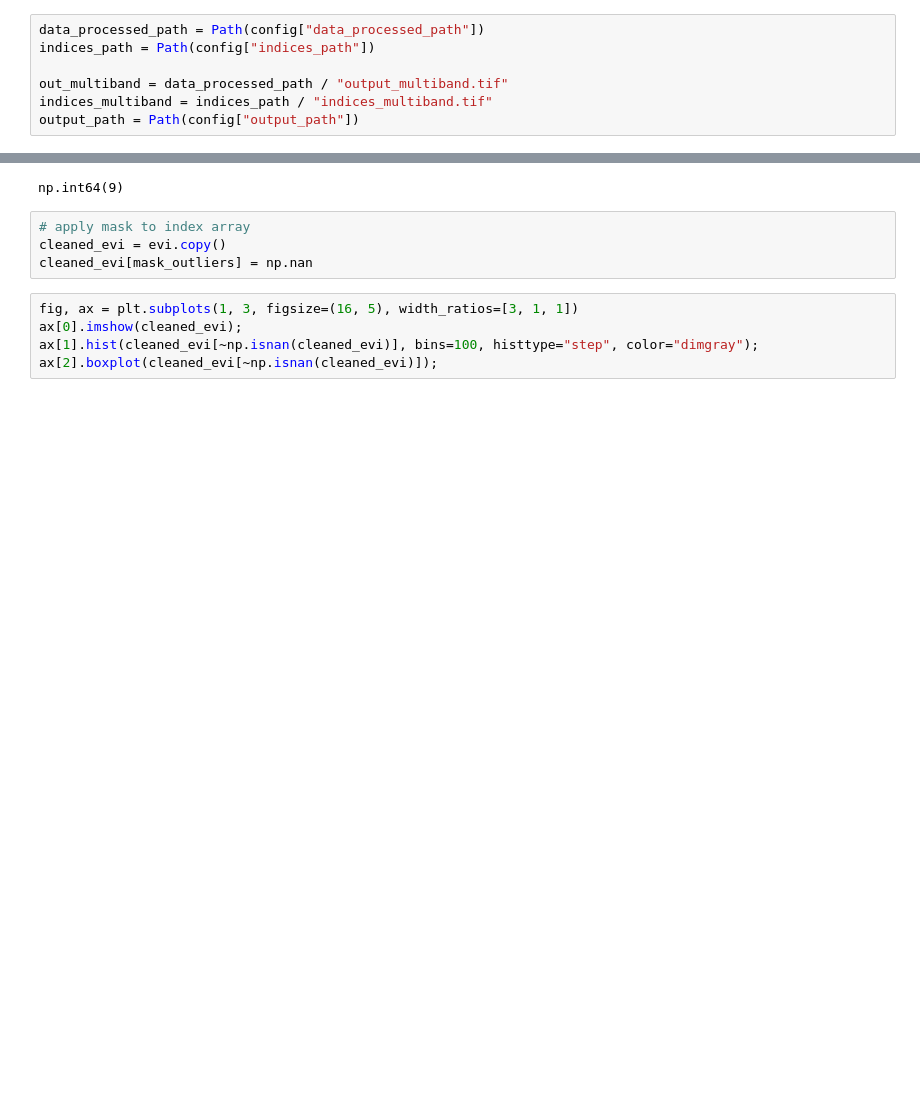
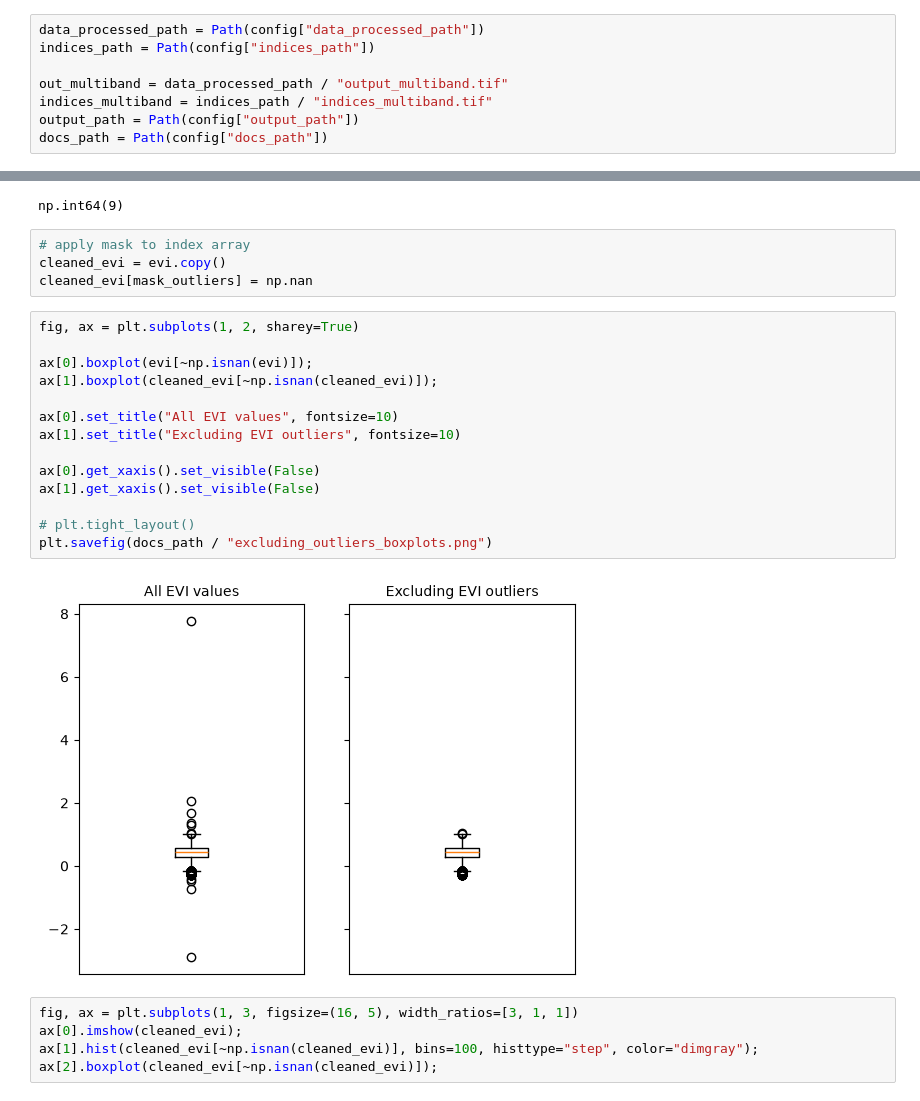
Before and after one commit to mikolaj-kowal/rs-vegetation-indices-analysis, a Jupyter notebook: notebooks/02-index-calculation.ipynb, the cells around one changed output, grey strips where cells are left out. Cells and saved outputs as stored; diff of their text form; blank space fills up the shorter version.

```diff
--- a/notebooks/02-index-calculation.ipynb
+++ b/notebooks/02-index-calculation.ipynb
@@ -18,6 +18,7 @@ indices_path = Path(config["indices_path"])
 out_multiband = data_processed_path / "output_multiband.tif"
 indices_multiband = indices_path / "indices_multiband.tif"
 output_path = Path(config["output_path"])
+docs_path = Path(config["docs_path"])
 # %%
 BAND_IDX = {
     "B01": 1,
@@ -190,6 +194,22 @@ np.int64(9)
 # apply mask to index array
 cleaned_evi = evi.copy()
 cleaned_evi[mask_outliers] = np.nan
+# %%
+fig, ax = plt.subplots(1, 2, sharey=True)
+
+ax[0].boxplot(evi[~np.isnan(evi)]);
+ax[1].boxplot(cleaned_evi[~np.isnan(cleaned_evi)]);
+
+ax[0].set_title("All EVI values", fontsize=10)
+ax[1].set_title("Excluding EVI outliers", fontsize=10)
+
+ax[0].get_xaxis().set_visible(False)
+ax[1].get_xaxis().set_visible(False)
+
+# plt.tight_layout()
+plt.savefig(docs_path / "excluding_outliers_boxplots.png")
+# %% [output]
+[figure, added]
 # %%
 fig, ax = plt.subplots(1, 3, figsize=(16, 5), width_ratios=[3, 1, 1])
 ax[0].imshow(cleaned_evi);
```
Also changed, not shown: parts of 6 cells of this notebook, 4 other files.
